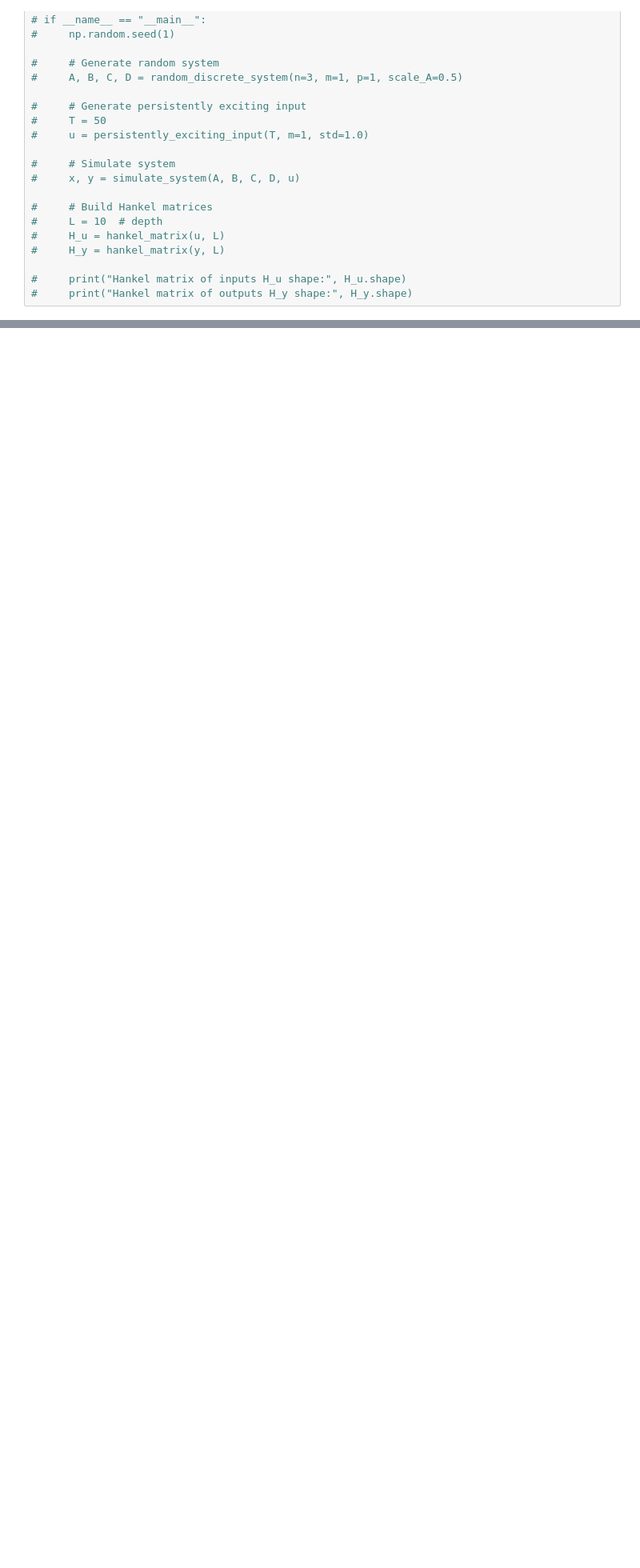
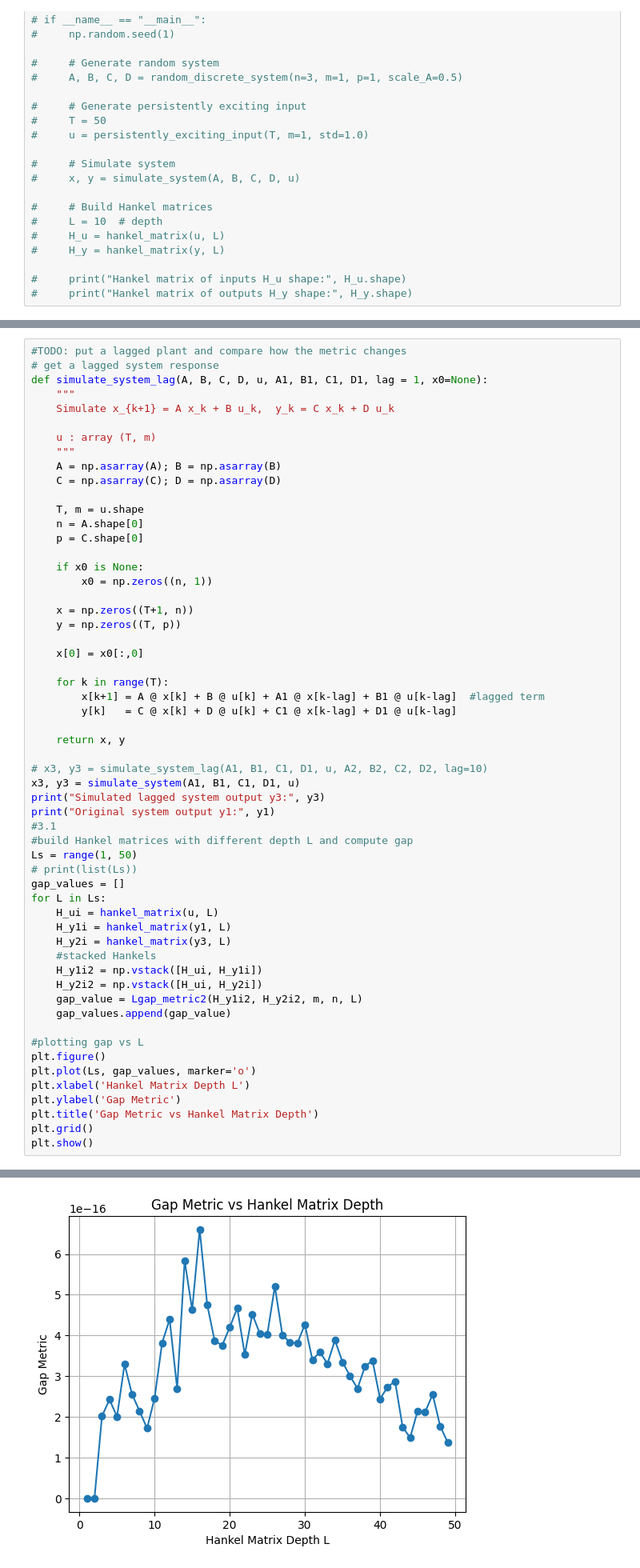
Before and after one commit to PeilinZhang/4YP, a Jupyter notebook: SVD.ipynb, the cells around one changed output, grey strips where cells are left out. Shown at 80% size. Cells and saved outputs as stored; diff of their text form; blank space fills up the shorter version.

Commit message:
Added the plant, built pipeline example

```diff
--- a/SVD.ipynb
+++ b/SVD.ipynb
@@ -568,2 +578,58 @@ LQR Gain K0: [[ 0.29924157 -0.48900697]]
 # %%
+#TODO: put a lagged plant and compare how the metric changes
+# get a lagged system response
+def simulate_system_lag(A, B, C, D, u, A1, B1, C1, D1, lag = 1, x0=None):
+    """
+    Simulate x_{k+1} = A x_k + B u_k,  y_k = C x_k + D u_k
+
+    u : array (T, m)
+    """
+    A = np.asarray(A); B = np.asarray(B)
+    C = np.asarray(C); D = np.asarray(D)
+
+    T, m = u.shape
+    n = A.shape[0]
+    p = C.shape[0]
+
+    if x0 is None:
+        x0 = np.zeros((n, 1))
+
+    x = np.zeros((T+1, n))
+    y = np.zeros((T, p))
+
+    x[0] = x0[:,0]
+
+    for k in range(T):
+        x[k+1] = A @ x[k] + B @ u[k] + A1 @ x[k-lag] + B1 @ u[k-lag]  #lagged term
+        y[k]   = C @ x[k] + D @ u[k] + C1 @ x[k-lag] + D1 @ u[k-lag]
+
+    return x, y
+
+# x3, y3 = simulate_system_lag(A1, B1, C1, D1, u, A2, B2, C2, D2, lag=10)
+x3, y3 = simulate_system(A1, B1, C1, D1, u)
+print("Simulated lagged system output y3:", y3)
+print("Original system output y1:", y1)
+#3.1
+#build Hankel matrices with different depth L and compute gap
+Ls = range(1, 50)
+# print(list(Ls))
+gap_values = []
+for L in Ls:
+    H_ui = hankel_matrix(u, L)
+    H_y1i = hankel_matrix(y1, L)
+    H_y2i = hankel_matrix(y3, L)
+    #stacked Hankels
+    H_y1i2 = np.vstack([H_ui, H_y1i])
+    H_y2i2 = np.vstack([H_ui, H_y2i])
+    gap_value = Lgap_metric2(H_y1i2, H_y2i2, m, n, L)
+    gap_values.append(gap_value)
+
+#plotting gap vs L
+plt.figure()
+plt.plot(Ls, gap_values, marker='o')
+plt.xlabel('Hankel Matrix Depth L')
+plt.ylabel('Gap Metric')
+plt.title('Gap Metric vs Hankel Matrix Depth')
+plt.grid()
+plt.show()
 # %% [output]
@@ -576,0 +653 @@ G2(s) = (
+[figure, added]
```
Also changed, not shown: parts of 7 cells of this notebook, 5 other files.
